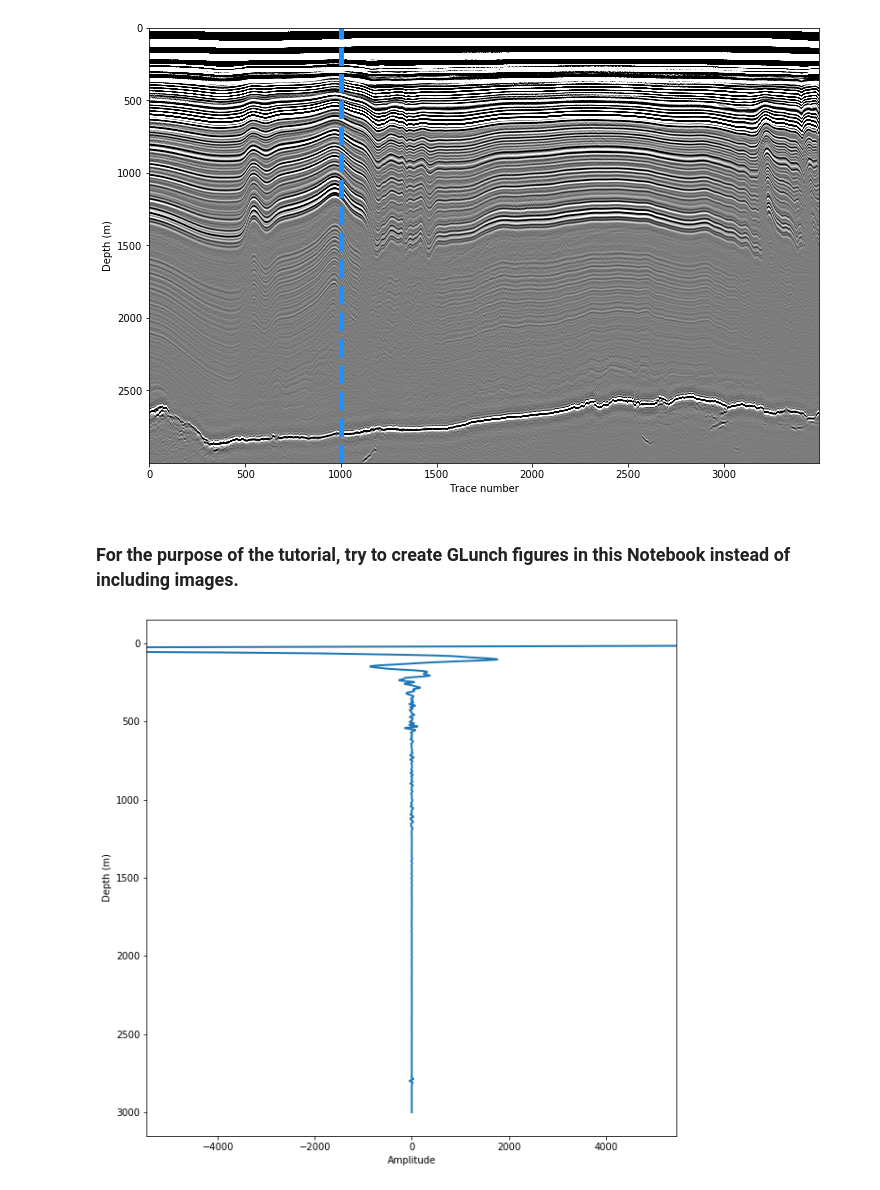
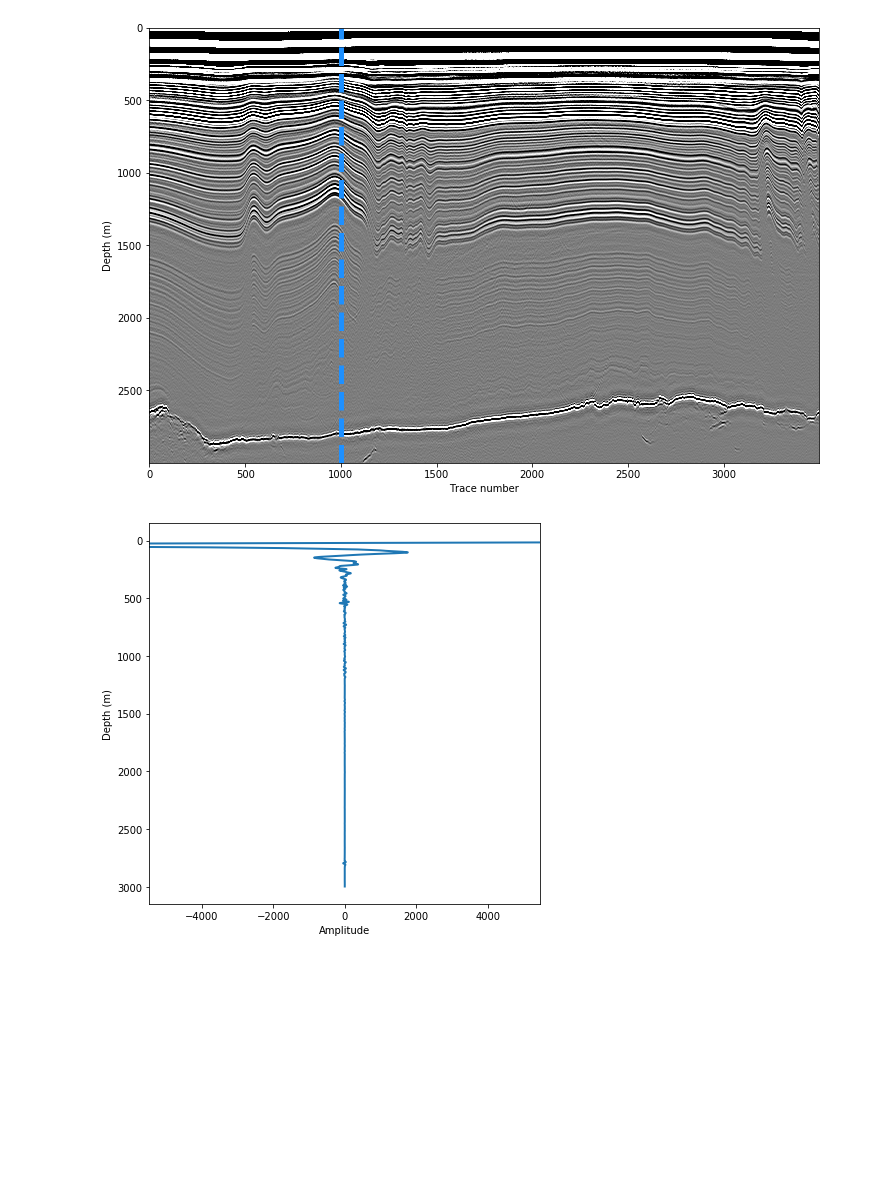
Before and after one commit to Jakidxav/ImpDAR_tutorials, a Jupyter notebook: autopicker/ImpDAR_Autopicking_Tutorial.ipynb, the cells around one changed output. Cells and saved outputs as stored; diff of their text form; code cells hidden in the pictures; blank space fills up the shorter version.

```diff
--- a/autopicker/ImpDAR_Autopicking_Tutorial.ipynb
+++ b/autopicker/ImpDAR_Autopicking_Tutorial.ipynb
@@ -74,12 +106,10 @@ ax.axvline(x=1000, color='dodgerblue', linewidth=5.0, linestyle='--')
 plt.show()
 # %% [output]
 [figure]
-# %% [markdown]
-### For the purpose of the tutorial, try to create GLunch figures in this Notebook instead of including images.
 # %%
-fig, ax = plt.subplots(figsize=(10, 10))
+fig, ax = plt.subplots(figsize=(7, 7))
 plot.plot_traces(dat, 1000, ydat='depth', linewidth=2.0, linestyle='solid', fig=fig, ax=ax)
 plt.show()
 # %% [output]
-[figure, old version]
+[figure, new version]
 # %% [markdown]
```
Also changed, not shown: parts of 21 cells of this notebook, 2 other files.
